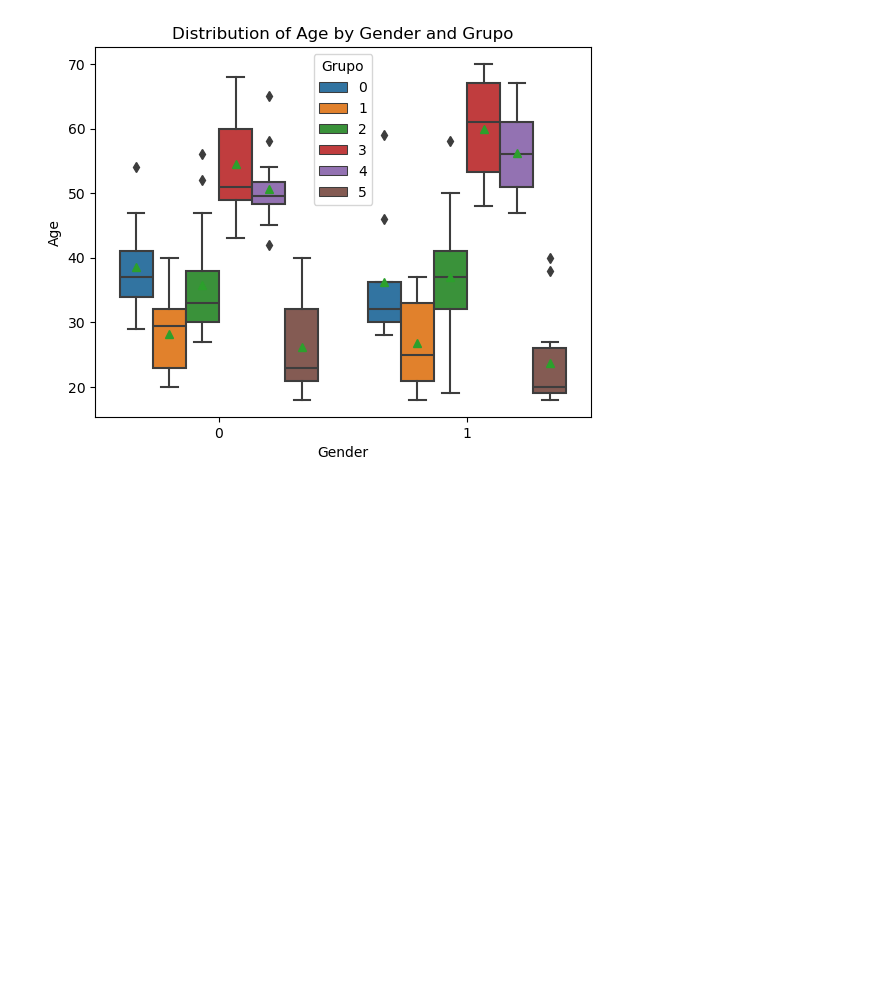
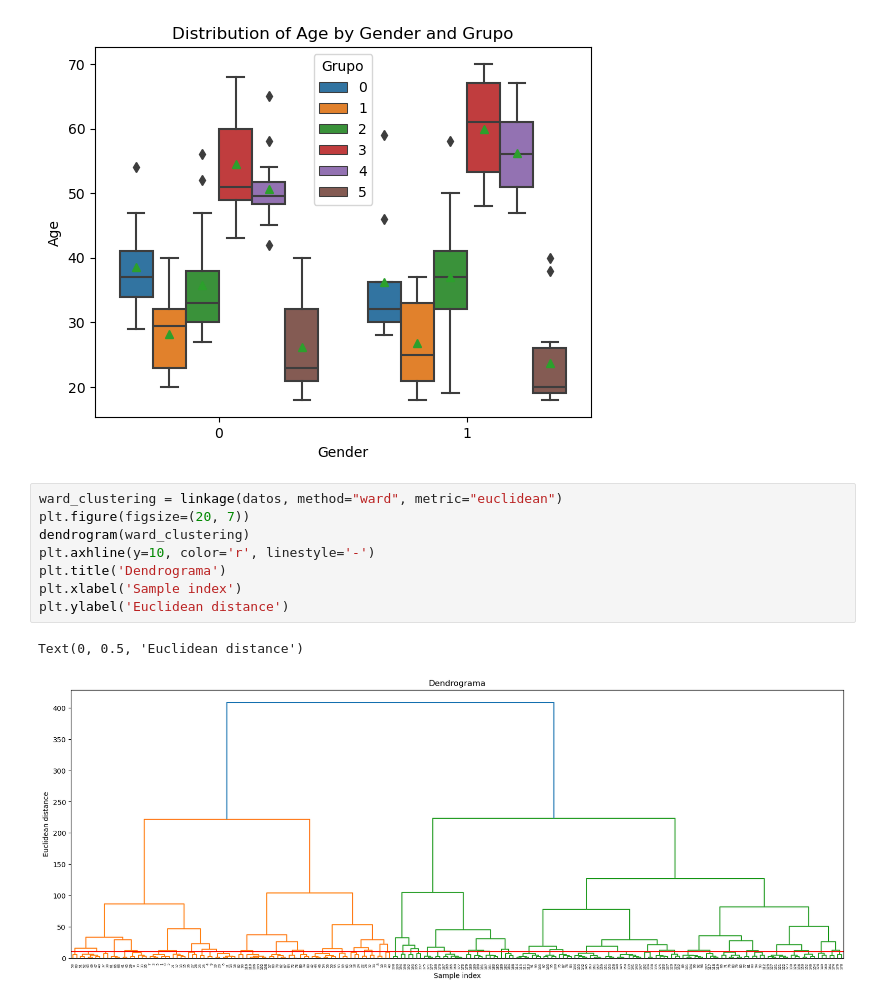
Before and after one commit to saskek21/Analisis-Datos, a Jupyter notebook: Analisis.ipynb, the cells around one changed output. Drawn from its saved outputs; the diff is of its cells as text; blank space fills up the shorter version.

```diff
--- a/Analisis.ipynb
+++ b/Analisis.ipynb
@@ -215,3 +215,14 @@ plt.title('Distribution of Age by Gender and Grupo')
 plt.show()
 # %% [output]
 [figure]
+# %%
+ward_clustering = linkage(datos, method="ward", metric="euclidean")
+plt.figure(figsize=(20, 7))
+dendrogram(ward_clustering)
+plt.axhline(y=10, color='r', linestyle='-')
+plt.title('Dendrograma')
+plt.xlabel('Sample index')
+plt.ylabel('Euclidean distance')
+# %% [output]
+Text(0, 0.5, 'Euclidean distance')
+[figure, added]
```
Also changed, not shown: parts of 8 cells of this notebook.
